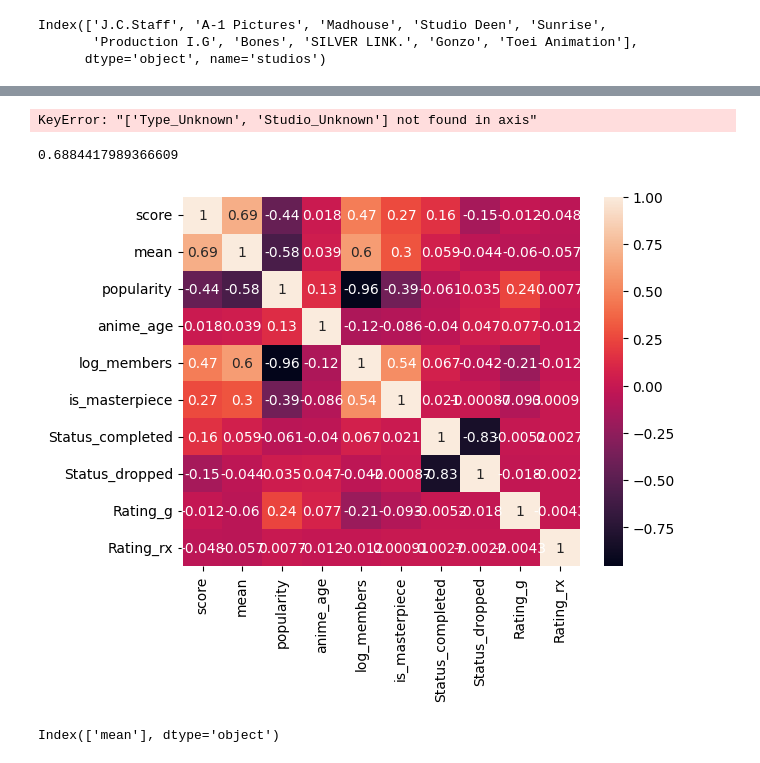
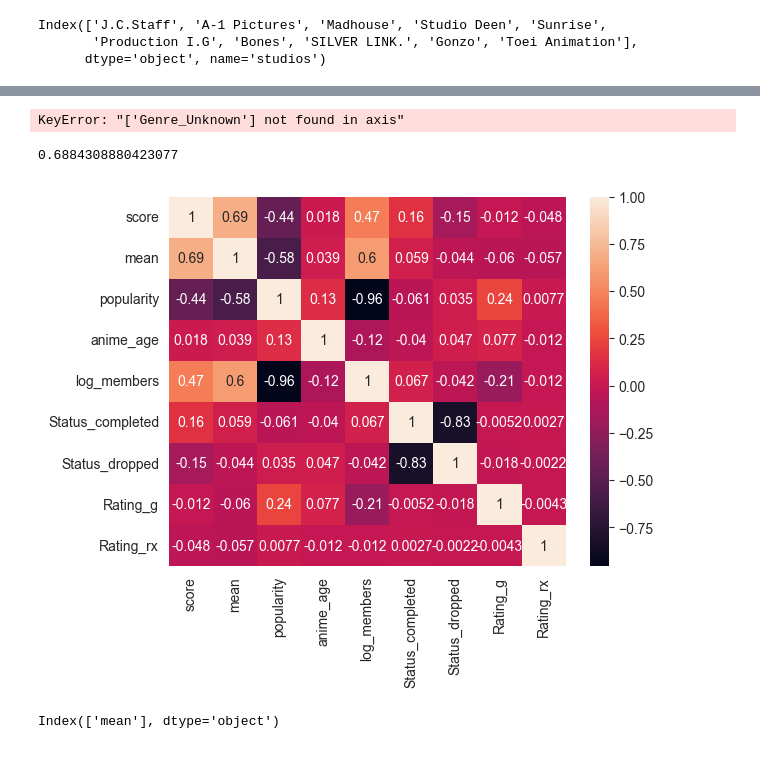
Before and after one commit to juliaddd/RatingPrediction_Project, a Jupyter notebook: Notebooks/user_model_draft.ipynb, the cells around one changed output, grey strips where cells are left out. Cells and saved outputs as stored; diff of their text form; code cells hidden in the pictures.

```diff
--- a/Notebooks/user_model_draft.ipynb
+++ b/Notebooks/user_model_draft.ipynb
@@ -155,12 +189,6 @@ df['popularity'] = df['popularity'].fillna(df['popularity'].median())
 df['anime_age'] = 2025 - df['year']
 df['anime_age'] = df['anime_age'].astype(int)
 df.drop(columns=['year'], inplace=True)
-# %%
-df['is_masterpiece'] = (
-    (df['mean'] >= 8.8) * 0.5 +
-    (df['popularity'] <= 250) * 0.4 +
-    (df['num_episodes'] >= 12) * 0.1
-)
 # %%
 df['log_members'] = np.log1p(df['members'])
 df.drop(columns=['id', 'members'], inplace=True)
@@ -199,10 +227,17 @@ Genre_Unknown           1
 Length: 79, dtype: int64
 # %%
 top_genres = genre_counts.nlargest(40).index
+antitop_genres = genre_counts.nsmallest(20).index
 
-other_genres = [col for col in genre_columns if col not in top_genres]
+other_genres = [
+    col for col in genre_columns
+    if col not in top_genres and col not in antitop_genres
+]
+
+df['Genre_Rare'] = df[antitop_genres].max(axis=1)
 df['Genre_Other'] = df[other_genres].max(axis=1)
 df.drop(columns=other_genres, inplace=True)
+df.drop(columns=antitop_genres, inplace=True)
 # %%
 type_dummies = pd.get_dummies(df['type'], prefix='Type')
 df = pd.concat([df, type_dummies], axis=1)
@@ -217,7 +252,7 @@ Index(['J.C.Staff', 'A-1 Pictures', 'Madhouse', 'Studio Deen', 'Sunrise',
 # %%
 df['studios'] = df['studios'].apply(lambda x: x if x in top_studios else 'Studios_Other')
 # %%
-studio_dummies = pd.get_dummies(df['studios'], prefix='Studio')
+studio_dummies = pd.get_dummies(df['studios'], prefix='Studios')
 df = pd.concat([df, studio_dummies], axis=1)
 df.drop(columns=['studios'], inplace=True)
 # %%
@@ -253,25 +268,25 @@ bool_cols = df.select_dtypes('bool').columns
 
 df[bool_cols] = df[bool_cols].astype(int)
 # %%
-df.drop(columns=['Type_Unknown', 'Studio_Unknown'], inplace=True)
+df.drop(columns=['Genre_Unknown'], inplace=True)
 # %% [output]
-KeyError: "['Type_Unknown', 'Studio_Unknown'] not found in axis"
+KeyError: "['Genre_Unknown'] not found in axis"
 # %%
 correlation = df['mean'].corr(df['score'])
 print(correlation)
 # %% [output]
-0.6884417989366609
+0.6884308880423077
 # %%
 corr_cols = ['score', 'mean', 'popularity', 'anime_age',
-             'log_members', 'is_masterpiece',
+             'log_members',
              'Status_completed', 'Status_dropped',
              'Rating_g', 'Rating_rx']
 
 corr_matrix = df[corr_cols].corr()
 sb.heatmap(corr_matrix, annot=True)
 plt.show()
 # %% [output]
-[figure, old version]
+[figure, new version]
 # %%
 corr_with_score = df.corr()['score']
 high_corr_cols = corr_with_score[np.abs(corr_with_score) > 0.65].index
```
Also changed, not shown: parts of 16 cells of this notebook, 6 other files.
